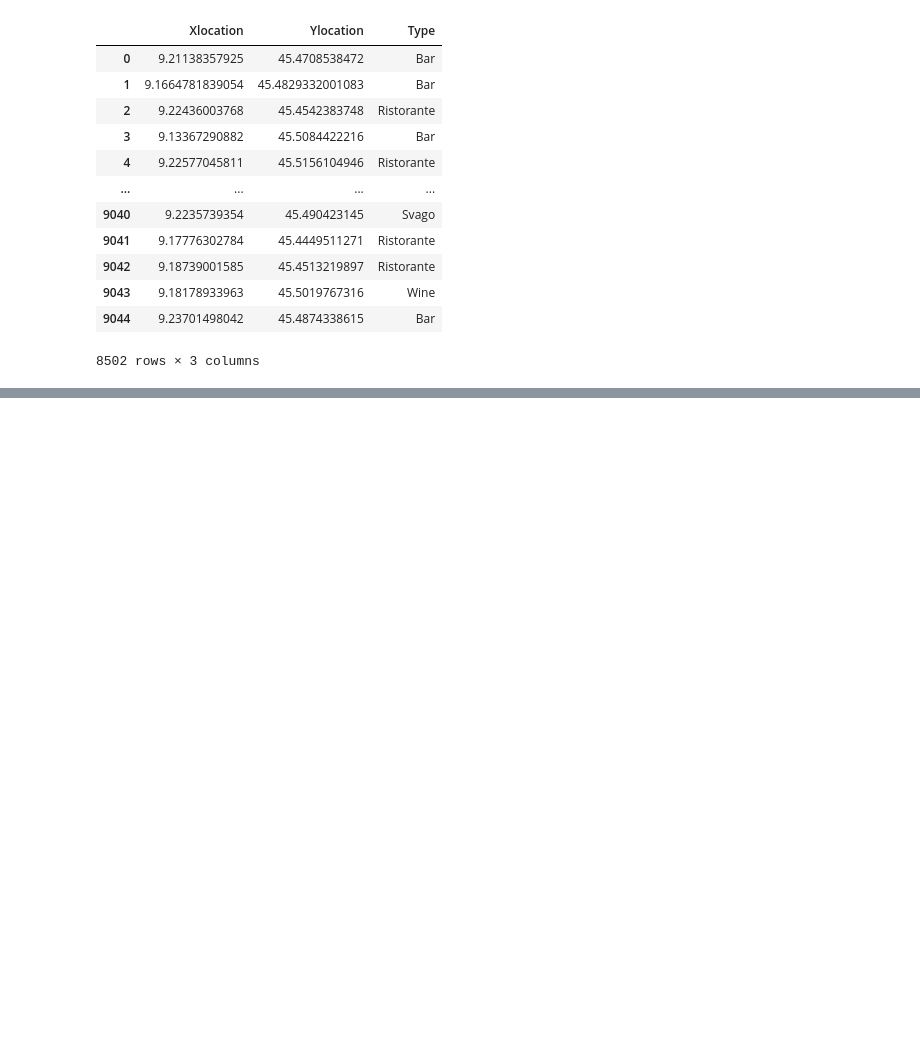
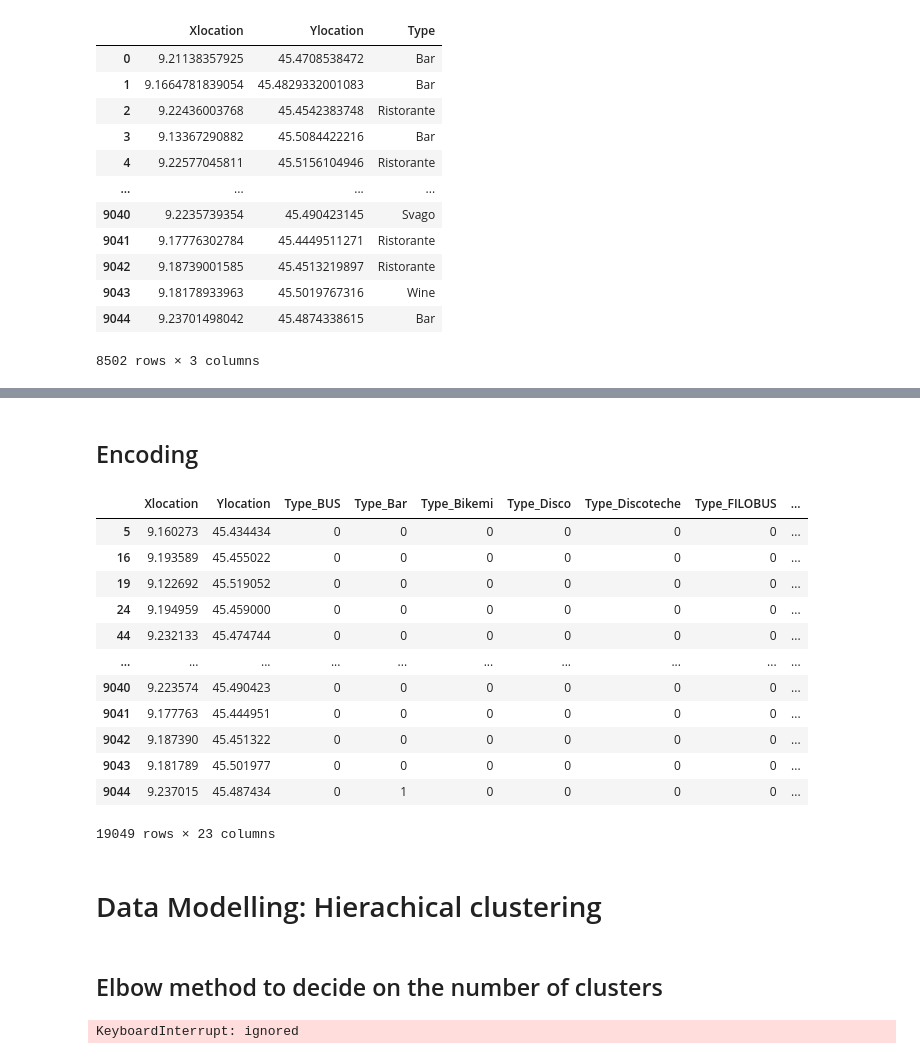
Before and after one commit to EdoPassa/Data_Science_Project_ITS_TTF_2022-23, a Jupyter notebook: Data Mining/dsProject/Data_Mining_Milano.ipynb, the cells around one changed output, grey strips where cells are left out. Cells and saved outputs as stored; diff of their text form; code cells hidden in the pictures; blank space fills up the shorter version.

```diff
--- a/Data Mining/dsProject/Data_Mining_Milano.ipynb
+++ b/Data Mining/dsProject/Data_Mining_Milano.ipynb
@@ -466,0 +484,13 @@ df_svago_milano_mod
+# %%
+df_milano = df_ospedali_milano_mod.append(df_fermate_milano_mod)
+# %%
+df_milano = df_milano.append(df_ferrovie_milano_mod)
+df_milano = df_milano.append(df_mezzi_urbani_mod)
+df_milano = df_milano.append(df_bikemi_mod)
+df_milano = df_milano.append(df_sosta_bike_mod)
+df_milano = df_milano.append(df_parcheggi_pub_mod)
+df_milano = df_milano.append(df_parcheggi_inter_mod)
+df_milano = df_milano.append(df_scuole_secondarie_mod)
+df_milano = df_milano.append(df_scuole_primarie_mod)
+df_milano = df_milano.append(df_scuole_infanzia_mod)
+df_milano = df_milano.append(df_svago_milano_mod)
@@ -466,0 +513,26 @@ df_svago_milano_mod
+# %% [markdown]
+## Encoding
+# %%
+df_milano = df_milano[df_milano.Xlocation != '']
+# %%
+df_milano['Xlocation'] = df_milano['Xlocation'].astype(float)
+df_milano['Ylocation'] = df_milano['Ylocation'].astype(float)
+# %%
+df_milano_encoded = pd.get_dummies(df_milano, columns = ['Type'])
+df_milano_encoded
+# %% [output]
+|  | Xlocation | Ylocation | Type_BUS | Type_Bar | Type_Bikemi | Type_Disco | Type_Discoteche | Type_FILOBUS | ... |
+| 5 | 9.160273 | 45.434434 | 0 | 0 | 0 | 0 | 0 | 0 | ... |
+| 16 | 9.193589 | 45.455022 | 0 | 0 | 0 | 0 | 0 | 0 | ... |
+| 19 | 9.122692 | 45.519052 | 0 | 0 | 0 | 0 | 0 | 0 | ... |
+| 24 | 9.194959 | 45.459000 | 0 | 0 | 0 | 0 | 0 | 0 | ... |
+| 44 | 9.232133 | 45.474744 | 0 | 0 | 0 | 0 | 0 | 0 | ... |
+| ... | ... | ... | ... | ... | ... | ... | ... | ... | ... |
+| 9040 | 9.223574 | 45.490423 | 0 | 0 | 0 | 0 | 0 | 0 | ... |
+| 9041 | 9.177763 | 45.444951 | 0 | 0 | 0 | 0 | 0 | 0 | ... |
+| 9042 | 9.187390 | 45.451322 | 0 | 0 | 0 | 0 | 0 | 0 | ... |
+| 9043 | 9.181789 | 45.501977 | 0 | 0 | 0 | 0 | 0 | 0 | ... |
+| 9044 | 9.237015 | 45.487434 | 0 | 1 | 0 | 0 | 0 | 0 | ... |
+19049 rows × 23 columns
+# %% [markdown]
+# Data Modelling: Hierachical clustering
@@ -466,0 +544,14 @@ df_svago_milano_mod
+# %% [markdown]
+## Elbow method to decide on the number of clusters
+# %%
+
+model = AgglomerativeClustering()
+
+# k is range of number of clusters.
+visualizer = KElbowVisualizer(model, k=(2,30), timings=False)
+# Fit data to visualizer
+visualizer.fit(df_milano_encoded)
+# Finalize and render figure
+visualizer.show()
+# %% [output]
+KeyboardInterrupt: ignored
```
Also changed, not shown: parts of 8 cells of this notebook.
